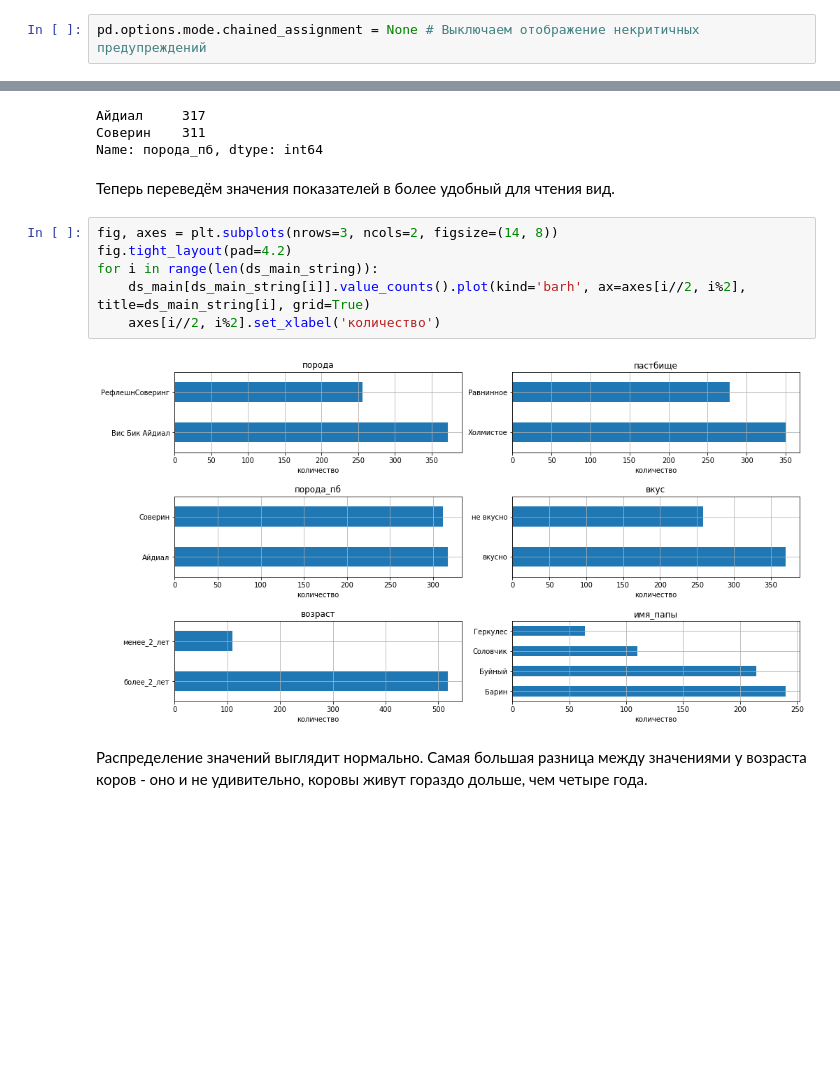
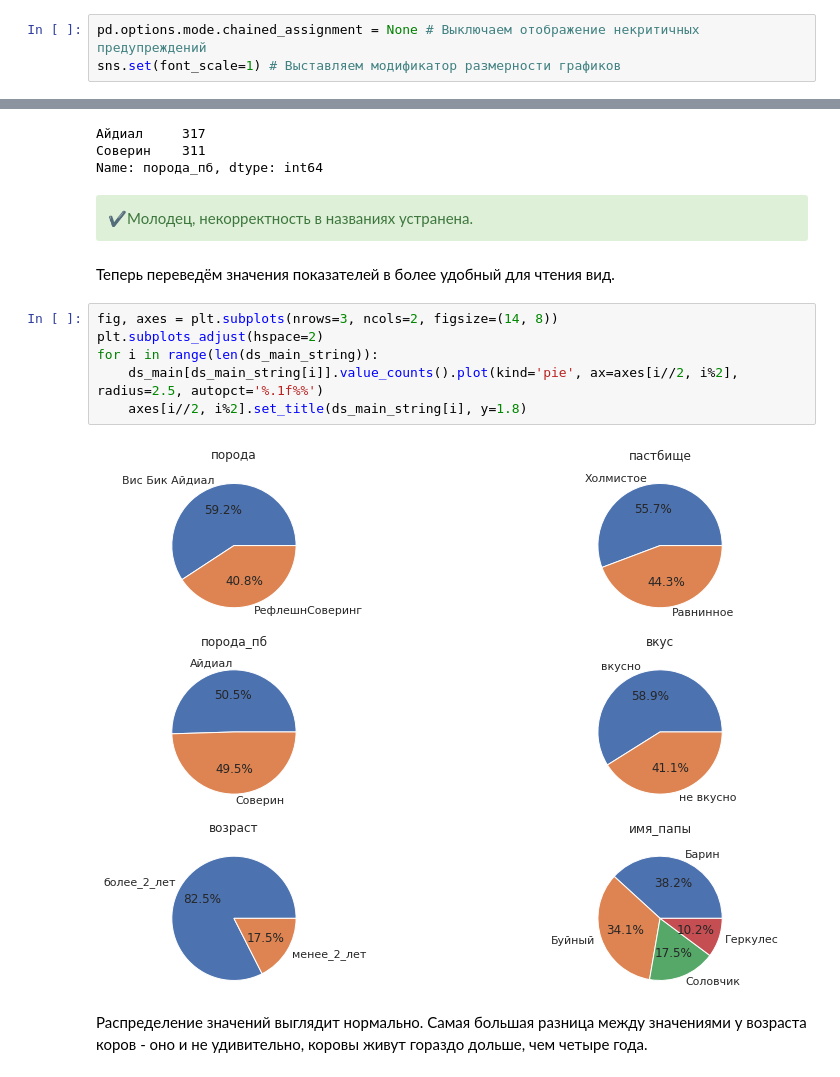
Before and after one commit to Maksim1004/data_science_studying, a Jupyter notebook: cows_and_machine_learning.ipynb, the cells around one changed output, grey strips where cells are left out. Cells and saved outputs as stored; diff of their text form; blank space fills up the shorter version.

```diff
--- a/cows_and_machine_learning.ipynb
+++ b/cows_and_machine_learning.ipynb
@@ -54,5 +81,6 @@ import numpy as np
 # %%
 pd.options.mode.chained_assignment = None # Выключаем отображение некритичных предупреждений
+sns.set(font_scale=1) # Выставляем модификатор размерности графиков
 # %% [markdown]
 ## Загрузка данных
 # %%
@@ -430,15 +485,18 @@ ds_main['порода_пб'].value_counts()
 Айдиал     317
 Соверин    311
 Name: порода_пб, dtype: int64
+# %% [markdown]
+<div class='alert alert-success'> ✔️Молодец, некорректность в названиях устранена.
+</div>
 # %% [markdown]
 Теперь переведём значения показателей в более удобный для чтения вид.
 # %%
 fig, axes = plt.subplots(nrows=3, ncols=2, figsize=(14, 8))
-fig.tight_layout(pad=4.2)
+plt.subplots_adjust(hspace=2)
 for i in range(len(ds_main_string)):
-    ds_main[ds_main_string[i]].value_counts().plot(kind='barh', ax=axes[i//2, i%2], title=ds_main_string[i], grid=True)
-    axes[i//2, i%2].set_xlabel('количество')
+    ds_main[ds_main_string[i]].value_counts().plot(kind='pie', ax=axes[i//2, i%2], radius=2.5, autopct='%.1f%%')
+    axes[i//2, i%2].set_title(ds_main_string[i], y=1.8)
 # %% [output]
-[figure, old version]
+[figure, new version]
 # %% [markdown]
 Распределение значений выглядит нормально. Самая большая разница между значениями у возраста коров - оно и не удивительно, коровы живут гораздо дольше, чем четыре года.
```
Also changed, not shown: parts of 74 cells of this notebook.
